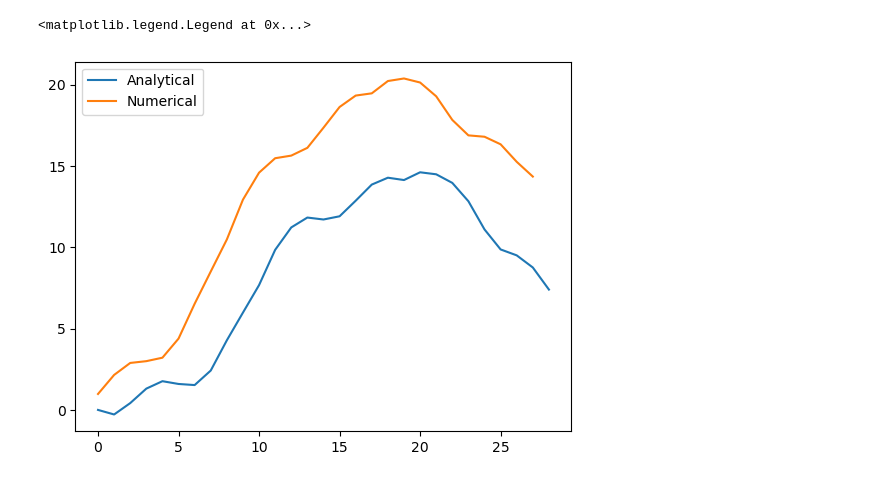
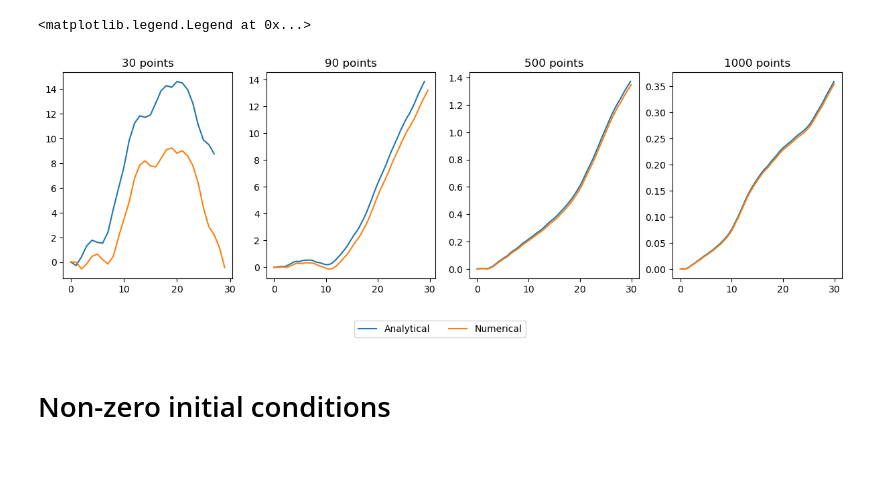
Before and after one commit to davidsantiagoquevedo/fractional-langevin-equations, a Jupyter notebook: analysis/inspect_solutions_2sde.ipynb, the cells around one changed output. Saved outputs shown, nothing was run; the diff lists cells and outputs as text; code cells hidden in the pictures.

Commit message:
fixed: problems with initial conditions for 2oSDE. Added solutions with zero and non-zero conditions.

```diff
--- a/analysis/inspect_solutions_2sde.ipynb
+++ b/analysis/inspect_solutions_2sde.ipynb
@@ -25,3 +19,14 @@ df_sol[1:].reset_index().acc.plot(ax = ax, ls= "--")
+# %%
+h = 0.5
+df_ns30 = ut.read_hdf5_data(data_path + f"2o_sde-h-{h}-noise30.hdf5")
+df_ns90 = ut.read_hdf5_data(data_path + f"2o_sde-h-{h}-noise90.hdf5")
+df_ns500 = ut.read_hdf5_data(data_path + f"2o_sde-h-{h}-noise500.hdf5")
+df_ns1000 = ut.read_hdf5_data(data_path + f"2o_sde-h-{h}-noise1000.hdf5")
+
+df_sol30 = ut.read_hdf5_data(data_path + f"2o_sde-h-{h}-30.hdf5")
+df_sol90 = ut.read_hdf5_data(data_path + f"2o_sde-h-{h}-90.hdf5")
+df_sol500 = ut.read_hdf5_data(data_path + f"2o_sde-h-{h}-500.hdf5")
+df_sol1000 = ut.read_hdf5_data(data_path + f"2o_sde-h-{h}-1000.hdf5")
 # %%
 def line(t):
     return t
@@ -49,7 +36,45 @@ ax[1].plot((np.array(analytical)/df_sol[1:].deets_v)[1:])
-# %%
-plt.plot(analytical, label = "Analytical")
-plt.plot(df_sol[2:].deets_v.tolist(), label = "Numerical")
-plt.legend()
-# %% [output]
-<matplotlib.legend.Legend at 0x...>
-[figure, removed]
+# %%
+v0 = 0
+x0 = 0
+
+fig, ax = plt.subplots(1, 4, figsize = (15,4))
+
+axi = ax[0]
+noise = np.array(df_ns30["deets_v"][0:len(df_ns30)-2])
+time = np.array(df_ns30["deets_t"][0:len(df_ns30)-2])
+analytical = f_analytical(line, noise, time, x0, v0)
+axi.plot(time, analytical, label = "Analytical")
+axi.plot(df_sol30.deets_t.tolist(), df_sol30.deets_v.tolist(), label = "Numerical")
+axi.set_title("30 points")
+
+
+axi = ax[1]
+noise = np.array(df_ns90["deets_v"][0:len(df_ns90)-2])
+time = np.array(df_ns90["deets_t"][0:len(df_ns90)-2])
+analytical = f_analytical(line, noise, time, x0, v0)
+axi.plot(time, analytical, label = "Analytical")
+axi.plot(df_sol90.deets_t.tolist(), df_sol90.deets_v.tolist(), label = "Numerical")
+axi.set_title("90 points")
+
+axi = ax[2]
+noise = np.array(df_ns500["deets_v"][0:len(df_ns500)-2])
+time = np.array(df_ns500["deets_t"][0:len(df_ns500)-2])
+analytical = f_analytical(line, noise, time, x0, v0)
+axi.plot(time, analytical, label = "Analytical")
+axi.plot(df_sol500.deets_t.tolist(), df_sol500.deets_v.tolist(), label = "Numerical")
+axi.set_title("500 points")
+
+axi = ax[3]
+noise = np.array(df_ns1000["deets_v"][0:len(df_ns1000)-2])
+time = np.array(df_ns1000["deets_t"][0:len(df_ns1000)-2])
+analytical = f_analytical(line, noise, time, x0, v0)
+axi.plot(time, analytical, label = "Analytical")
+axi.plot(df_sol1000.deets_t.tolist(), df_sol1000.deets_v.tolist(), label = "Numerical")
+axi.set_title("1000 points")
+handles, labels = axi.get_legend_handles_labels()
+fig.legend(handles, labels, bbox_to_anchor = (0.59, -0.03), ncol = 2)
+# %% [output]
+<matplotlib.legend.Legend at 0x...>
+[figure, added]
+# %% [markdown]
+# Non-zero initial conditions
```
Also changed, not shown: parts of 10 cells of this notebook, 12 other files.
